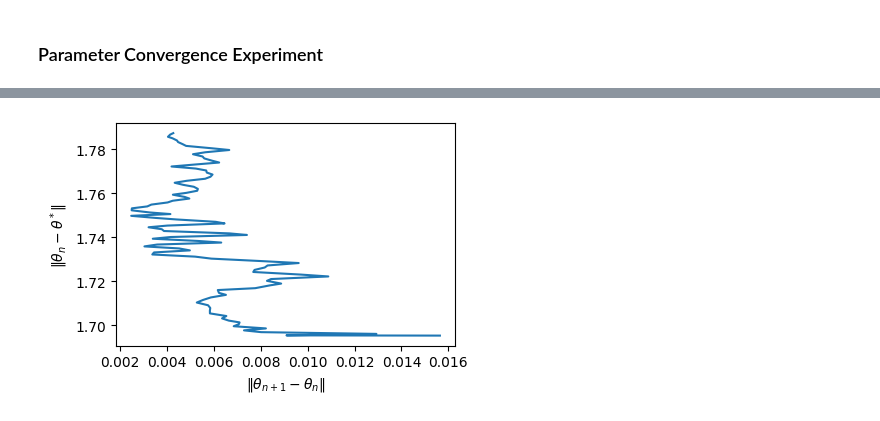
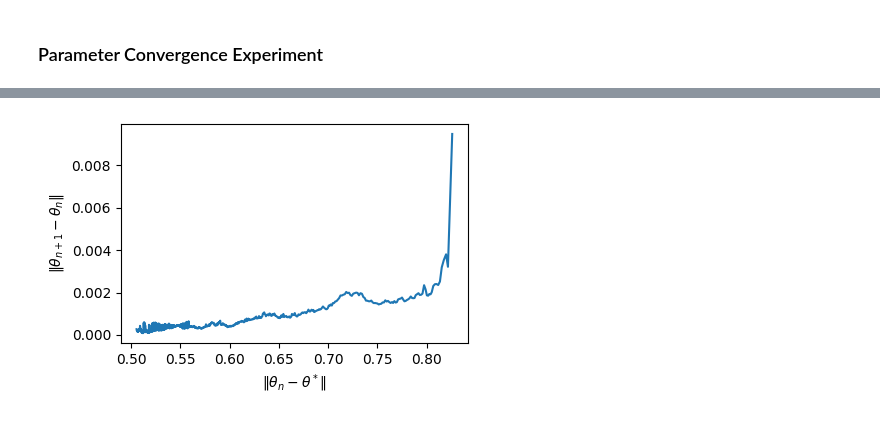
Before and after one commit to BioGeMT/EstimAlign, a Jupyter notebook: RNA_simulated_general_scheme_MC.ipynb, the cells around one changed output, grey strips where cells are left out. Saved outputs shown, nothing was run; the diff lists cells and outputs as text; code cells hidden in the pictures.

```diff
--- a/RNA_simulated_general_scheme_MC.ipynb
+++ b/RNA_simulated_general_scheme_MC.ipynb
@@ -56,4 +71,7 @@ aligner.open_gap_score = true_gapopen
 aligner.extend_gap_score = true_gapext
 aligner.substitution_matrix = true_substitution
 # %%
+# Constant values
 scores = np.array([aligner.score(a, b) for a, b in zip(mirlist, genelist)])
+true_alpha = -np.median(scores)
+logit_scores = logit_partial_scores(scores, true_alpha)
@@ -84,16 +129,16 @@ True LogL: -3031.030850414926
 # %%
-#const_step = create_constant_step(0.00005)
-powerstep = create_powerstep(0.00005, power=0.8, burnin=0)
+const_step = create_constant_step(0.00002)
+powerstep = create_powerstep(0.00002, power=0.2, burnin=200) # burnin = nb of iterations with constant step
 # powerstep = create_powerstep(0.00002, power=-0.1, burnin=0)
 # %%
-NITER = 200 ## original 200
+NITER = 1000 ## original 200
 # %%
 params = discrimalign(mirlist, genelist, labels,
-                    stepfunction=const_step,
+                    stepfunction=const_step,  # NOTE WHICH STEP
                     aligner_mode='local',
                     substitution_mode='general',
                     gap_mode='affine',
-                    stochastic_factor=0.01,
+                    stochastic_factor=0.001,
                     verbose=True, max_iter=NITER,
                     num_threads = 24)
 # %% [output]
@@ -344,23 +300,23 @@ plt.show()
 # %%
 # ||theta_n - theta*|| vs ||theta_{n+1} - theta_n||
 theta_nplusone = []
 for n in range(len(theta) - 1):
     plusone = np.linalg.norm(theta[n+1] - theta[n])
     theta_nplusone.append(plusone)
 
 theta_nplusone = np.array(theta_nplusone)
 
 plt.figure(figsize=FIGSIZE)
 
-plt.plot(theta_nplusone, theta_diff[:-1])
+plt.plot(theta_diff[:-1], theta_nplusone)
 
-plt.xlabel(r"$\|\theta_{n+1} - \theta_n\|$")
-plt.ylabel(r"$\|\theta_n - \theta^*\|$")
+plt.ylabel(r"$\|\theta_{n+1} - \theta_n\|$")
+plt.xlabel(r"$\|\theta_n - \theta^*\|$")
 
 plt.tight_layout()
 plt.show()
 # %% [output]
-[figure, old version]
+[figure, new version]
 # %%
 plt.figure(figsize=FIGSIZE)
 
```
Also changed, not shown: parts of 75 cells of this notebook, 1 other file.
